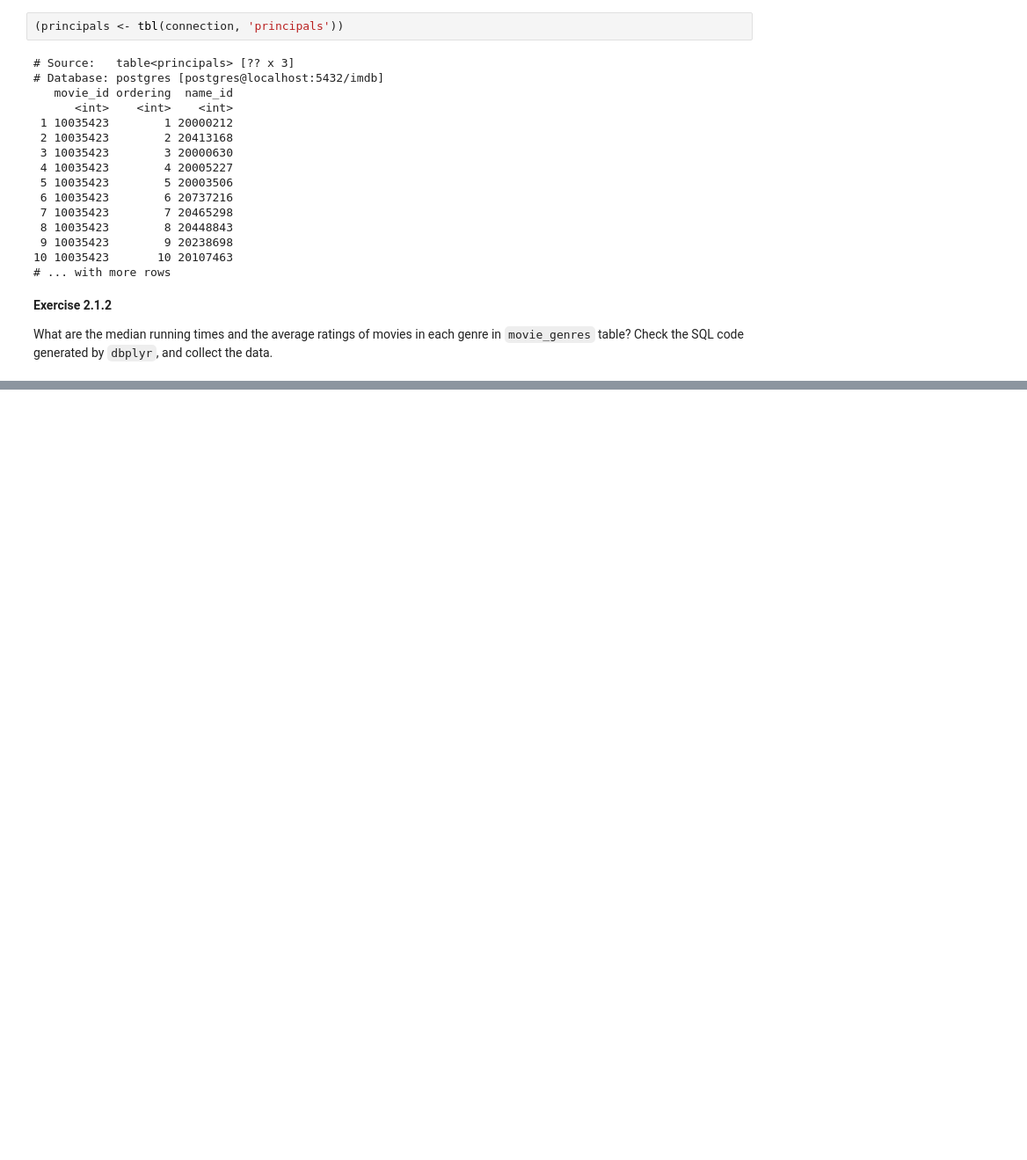
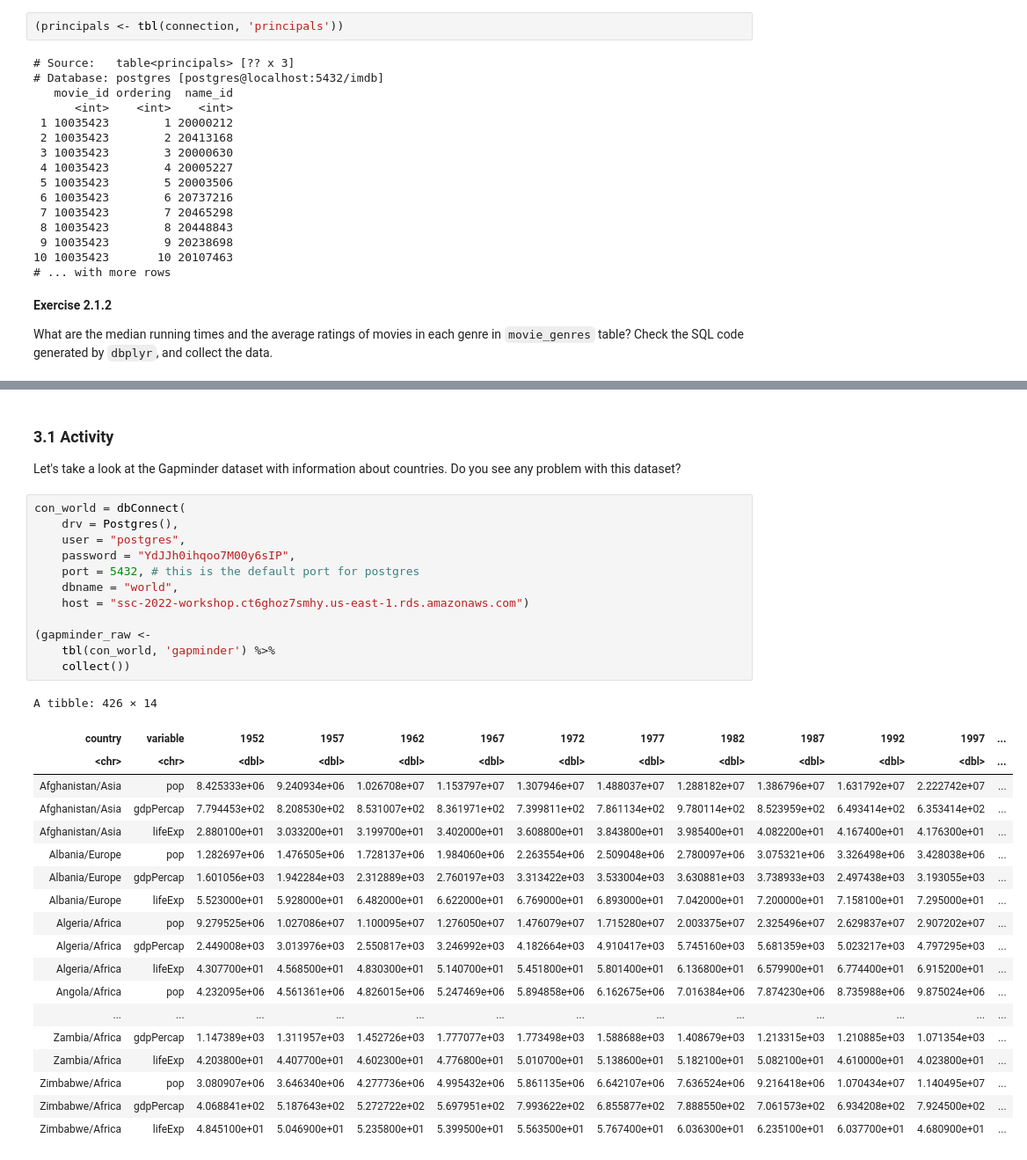
Before and after one commit to Lourenzutti/ssc-workshop-database-2022, a Jupyter notebook: ssc2022_r-to-sql.ipynb, the cells around one changed output, grey strips where cells are left out. Shown at 88% size. Cells and saved outputs as stored; diff of their text form; blank space fills up the shorter version.

```diff
--- a/ssc2022_r-to-sql.ipynb
+++ b/ssc2022_r-to-sql.ipynb
@@ -225,0 +262,36 @@ w
+# %% [markdown]
+### 3.1 Activity
+
+Let's take a look at the Gapminder dataset with information about countries. Do you see any problem with this dataset?
+# %%
+con_world = dbConnect(
+    drv = Postgres(),
+    user = "postgres",
+    password = "YdJJh0ihqoo7M00y6sIP",
+    port = 5432, # this is the default port for postgres
+    dbname = "world",
+    host = "ssc-2022-workshop.ct6ghoz7smhy.us-east-1.rds.amazonaws.com")
+
+(gapminder_raw <-
+    tbl(con_world, 'gapminder') %>%
+    collect())
+# %% [output]
+A tibble: 426 × 14
+| country | variable | 1952 | 1957 | 1962 | 1967 | 1972 | 1977 | 1982 | 1987 | 1992 | 1997 | ... |
+| <chr> | <chr> | <dbl> | <dbl> | <dbl> | <dbl> | <dbl> | <dbl> | <dbl> | <dbl> | <dbl> | <dbl> | ... |
+| Afghanistan/Asia | pop | 8.425333e+06 | 9.240934e+06 | 1.026708e+07 | 1.153797e+07 | 1.307946e+07 | 1.488037e+07 | 1.288182e+07 | 1.386796e+07 | 1.631792e+07 | 2.222742e+07 | ... |
+| Afghanistan/Asia | gdpPercap | 7.794453e+02 | 8.208530e+02 | 8.531007e+02 | 8.361971e+02 | 7.399811e+02 | 7.861134e+02 | 9.780114e+02 | 8.523959e+02 | 6.493414e+02 | 6.353414e+02 | ... |
+| Afghanistan/Asia | lifeExp | 2.880100e+01 | 3.033200e+01 | 3.199700e+01 | 3.402000e+01 | 3.608800e+01 | 3.843800e+01 | 3.985400e+01 | 4.082200e+01 | 4.167400e+01 | 4.176300e+01 | ... |
+| Albania/Europe | pop | 1.282697e+06 | 1.476505e+06 | 1.728137e+06 | 1.984060e+06 | 2.263554e+06 | 2.509048e+06 | 2.780097e+06 | 3.075321e+06 | 3.326498e+06 | 3.428038e+06 | ... |
+| Albania/Europe | gdpPercap | 1.601056e+03 | 1.942284e+03 | 2.312889e+03 | 2.760197e+03 | 3.313422e+03 | 3.533004e+03 | 3.630881e+03 | 3.738933e+03 | 2.497438e+03 | 3.193055e+03 | ... |
+| Albania/Europe | lifeExp | 5.523000e+01 | 5.928000e+01 | 6.482000e+01 | 6.622000e+01 | 6.769000e+01 | 6.893000e+01 | 7.042000e+01 | 7.200000e+01 | 7.158100e+01 | 7.295000e+01 | ... |
+| Algeria/Africa | pop | 9.279525e+06 | 1.027086e+07 | 1.100095e+07 | 1.276050e+07 | 1.476079e+07 | 1.715280e+07 | 2.003375e+07 | 2.325496e+07 | 2.629837e+07 | 2.907202e+07 | ... |
+| Algeria/Africa | gdpPercap | 2.449008e+03 | 3.013976e+03 | 2.550817e+03 | 3.246992e+03 | 4.182664e+03 | 4.910417e+03 | 5.745160e+03 | 5.681359e+03 | 5.023217e+03 | 4.797295e+03 | ... |
+| Algeria/Africa | lifeExp | 4.307700e+01 | 4.568500e+01 | 4.830300e+01 | 5.140700e+01 | 5.451800e+01 | 5.801400e+01 | 6.136800e+01 | 6.579900e+01 | 6.774400e+01 | 6.915200e+01 | ... |
+| Angola/Africa | pop | 4.232095e+06 | 4.561361e+06 | 4.826015e+06 | 5.247469e+06 | 5.894858e+06 | 6.162675e+06 | 7.016384e+06 | 7.874230e+06 | 8.735988e+06 | 9.875024e+06 | ... |
+| ... | ... | ... | ... | ... | ... | ... | ... | ... | ... | ... | ... | ... |
+| Zambia/Africa | gdpPercap | 1.147389e+03 | 1.311957e+03 | 1.452726e+03 | 1.777077e+03 | 1.773498e+03 | 1.588688e+03 | 1.408679e+03 | 1.213315e+03 | 1.210885e+03 | 1.071354e+03 | ... |
+| Zambia/Africa | lifeExp | 4.203800e+01 | 4.407700e+01 | 4.602300e+01 | 4.776800e+01 | 5.010700e+01 | 5.138600e+01 | 5.182100e+01 | 5.082100e+01 | 4.610000e+01 | 4.023800e+01 | ... |
+| Zimbabwe/Africa | pop | 3.080907e+06 | 3.646340e+06 | 4.277736e+06 | 4.995432e+06 | 5.861135e+06 | 6.642107e+06 | 7.636524e+06 | 9.216418e+06 | 1.070434e+07 | 1.140495e+07 | ... |
+| Zimbabwe/Africa | gdpPercap | 4.068841e+02 | 5.187643e+02 | 5.272722e+02 | 5.697951e+02 | 7.993622e+02 | 6.855877e+02 | 7.888550e+02 | 7.061573e+02 | 6.934208e+02 | 7.924500e+02 | ... |
+| Zimbabwe/Africa | lifeExp | 4.845100e+01 | 5.046900e+01 | 5.235800e+01 | 5.399500e+01 | 5.563500e+01 | 5.767400e+01 | 6.036300e+01 | 6.235100e+01 | 6.037700e+01 | 4.680900e+01 | ... |
```
Also changed, not shown: parts of 13 cells of this notebook.
